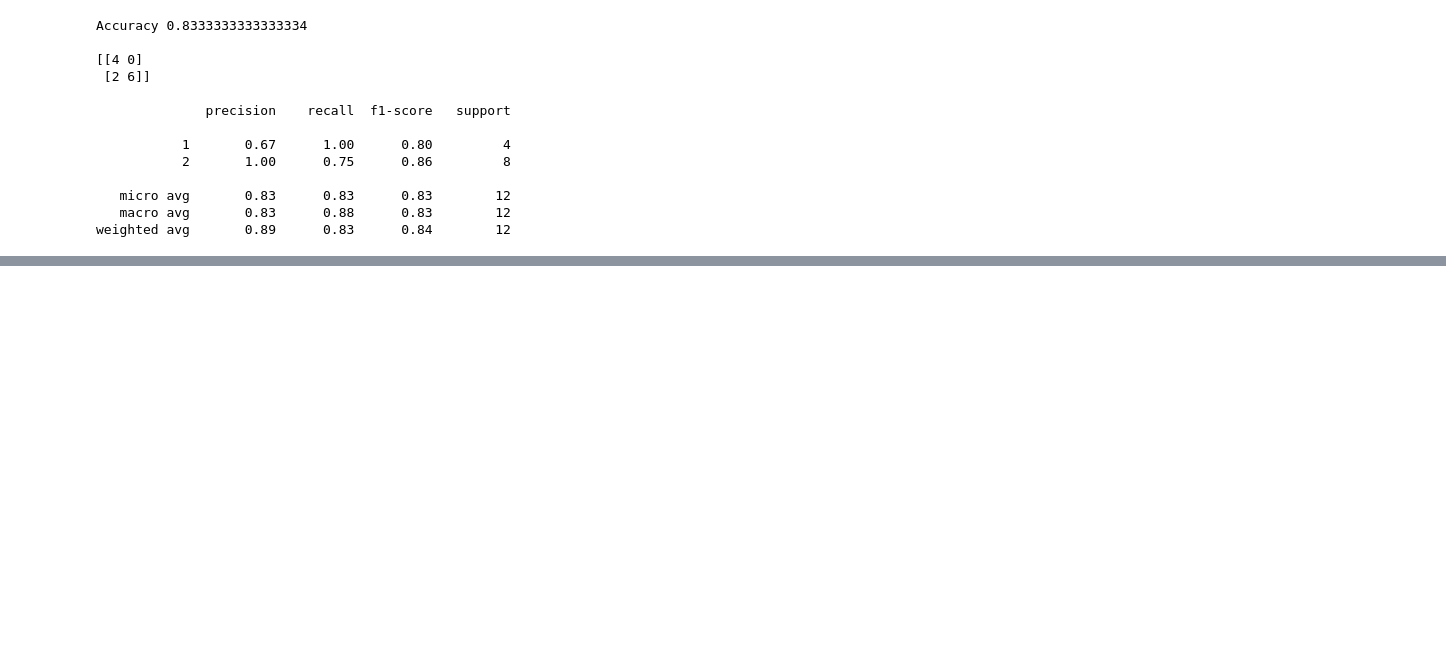
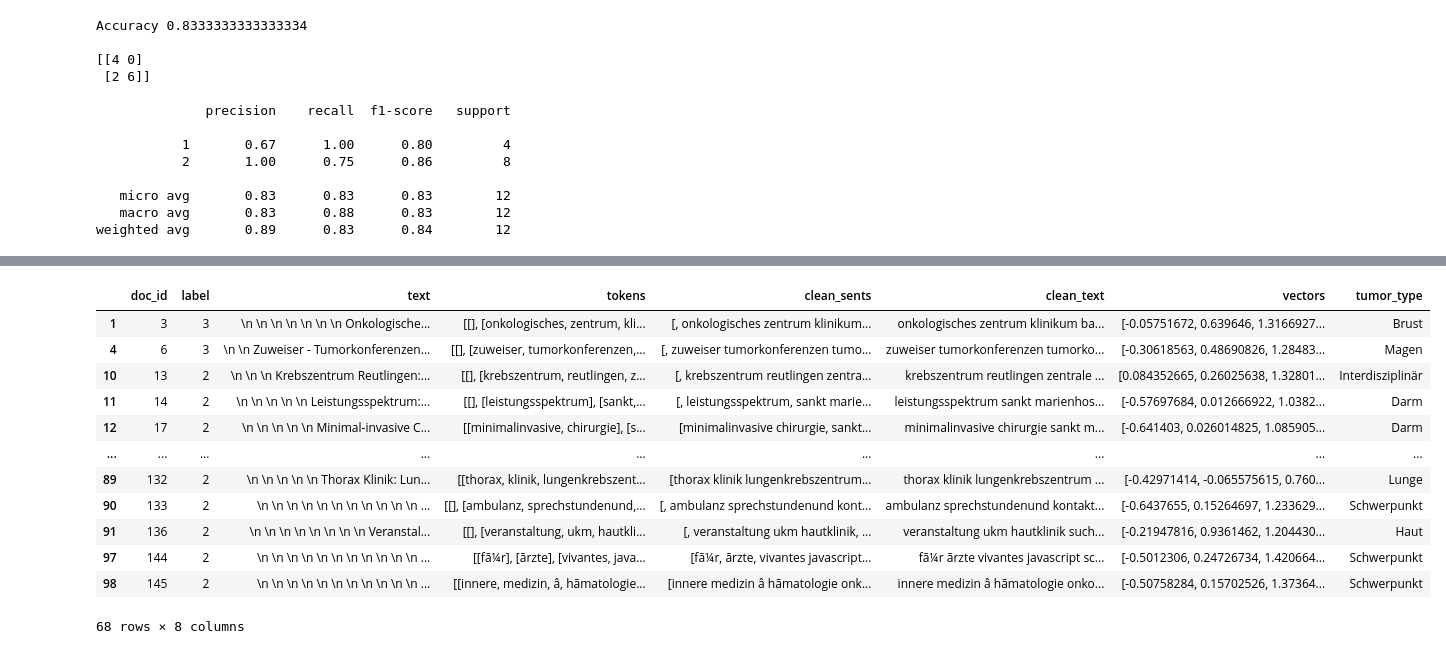
Before and after one commit to mtkublin/peak_data_hiring, a Jupyter notebook: exploration.ipynb, the cells around one changed output, grey strips where cells are left out. Cells and saved outputs as stored; diff of their text form; code cells hidden in the pictures; blank space fills up the shorter version.

```diff
--- a/exploration.ipynb
+++ b/exploration.ipynb
@@ -155,0 +209,4 @@ train_df
+# %%
+class_3_oversample = train_df[train_df.label == 3].sample(20, replace=True)
+oversampled_train_df = pd.concat([train_df[train_df.label != 3], class_3_oversample])
+oversampled_train_df.label.value_counts()
@@ -156,5 +218,5 @@ train_df
 # %%
-x, y = np.stack(train_df.vectors), train_df.label.to_numpy()
+x, y = np.stack(oversampled_train_df.vectors), oversampled_train_df.label.to_numpy()
 
 X_train, x_val, Y_train, y_val = train_test_split(x, y, train_size=0.9, shuffle=True, random_state=1, stratify=y)
 # %%
@@ -240,3 +296,6 @@ Accuracy 0.8333333333333334
    micro avg       0.83      0.83      0.83        12
    macro avg       0.83      0.88      0.83        12
 weighted avg       0.89      0.83      0.84        12
+# %%
+kw2tt = pd.read_csv("keyword2tumor_type.csv")
+kw2tt
@@ -242,0 +318,36 @@ weighted avg       0.89      0.83      0.84        12
+# %%
+def detect_type(tokens):
+    global kw2tt
+
+    flat_tokens = [t for toks in tokens for t in toks]
+    keywords = set(flat_tokens).intersection(set(kw2tt.keyword))
+    word_counts = Counter(flat_tokens)
+    type_map = dict(zip(kw2tt.keyword, kw2tt.tumor_type))
+
+    type_counts = defaultdict(int)
+    for kw in keywords:
+        type_ = type_map[kw]
+        type_counts[type_] += word_counts[kw]
+
+    most_freq_type, _ = max(type_counts.items(), key=lambda x: x[1])
+
+    return most_freq_type
+# %%
+train_df_23 = train_df[train_df.label.apply(lambda x: x in {2, 3})]
+
+train_df_23['tumor_type'] = train_df_23['tokens'].apply(detect_type)
+train_df_23
+# %% [output]
+|  | doc_id | label | text | tokens | clean_sents | clean_text | vectors | tumor_type |
+| 1 | 3 | 3 | \n \n \n \n \n \n \n Onkologische... | [[], [onkologisches, zentrum, kli... | [, onkologisches zentrum klinikum... | onkologisches zentrum klinikum ba... | [-0.05751672, 0.639646, 1.3166927... | Brust |
+| 4 | 6 | 3 | \n \n Zuweiser - Tumorkonferenzen... | [[], [zuweiser, tumorkonferenzen,... | [, zuweiser tumorkonferenzen tumo... | zuweiser tumorkonferenzen tumorko... | [-0.30618563, 0.48690826, 1.28483... | Magen |
+| 10 | 13 | 2 | \n \n \n Krebszentrum Reutlingen:... | [[], [krebszentrum, reutlingen, z... | [, krebszentrum reutlingen zentra... | krebszentrum reutlingen zentrale ... | [0.084352665, 0.26025638, 1.32801... | Interdisziplinär |
+| 11 | 14 | 2 | \n \n \n \n \n Leistungsspektrum:... | [[], [leistungsspektrum], [sankt,... | [, leistungsspektrum, sankt marie... | leistungsspektrum sankt marienhos... | [-0.57697684, 0.012666922, 1.0382... | Darm |
+| 12 | 17 | 2 | \n \n \n \n \n Minimal-invasive C... | [[minimalinvasive, chirurgie], [s... | [minimalinvasive chirurgie, sankt... | minimalinvasive chirurgie sankt m... | [-0.641403, 0.026014825, 1.085905... | Darm |
+| ... | ... | ... | ... | ... | ... | ... | ... | ... |
+| 89 | 132 | 2 | \n \n \n \n \n Thorax Klinik: Lun... | [[thorax, klinik, lungenkrebszent... | [thorax klinik lungenkrebszentrum... | thorax klinik lungenkrebszentrum ... | [-0.42971414, -0.065575615, 0.760... | Lunge |
+| 90 | 133 | 2 | \n \n \n \n \n \n \n \n \n \n \n ... | [[], [ambulanz, sprechstundenund,... | [, ambulanz sprechstundenund kont... | ambulanz sprechstundenund kontakt... | [-0.6437655, 0.15264697, 1.233629... | Schwerpunkt |
+| 91 | 136 | 2 | \n \n \n \n \n \n \n \n Veranstal... | [[], [veranstaltung, ukm, hautkli... | [, veranstaltung ukm hautklinik, ... | veranstaltung ukm hautklinik such... | [-0.21947816, 0.9361462, 1.204430... | Haut |
+| 97 | 144 | 2 | \n \n \n \n \n \n \n \n \n \n \n ... | [[fã¼r], [ãrzte], [vivantes, java... | [fã¼r, ãrzte, vivantes javascript... | fã¼r ãrzte vivantes javascript sc... | [-0.5012306, 0.24726734, 1.420664... | Schwerpunkt |
+| 98 | 145 | 2 | \n \n \n \n \n \n \n \n \n \n \n ... | [[innere, medizin, â, hãmatologie... | [innere medizin â hãmatologie onk... | innere medizin â hãmatologie onko... | [-0.50758284, 0.15702526, 1.37364... | Schwerpunkt |
+68 rows × 8 columns
```
Also changed, not shown: parts of 28 cells of this notebook, 2 other files.
